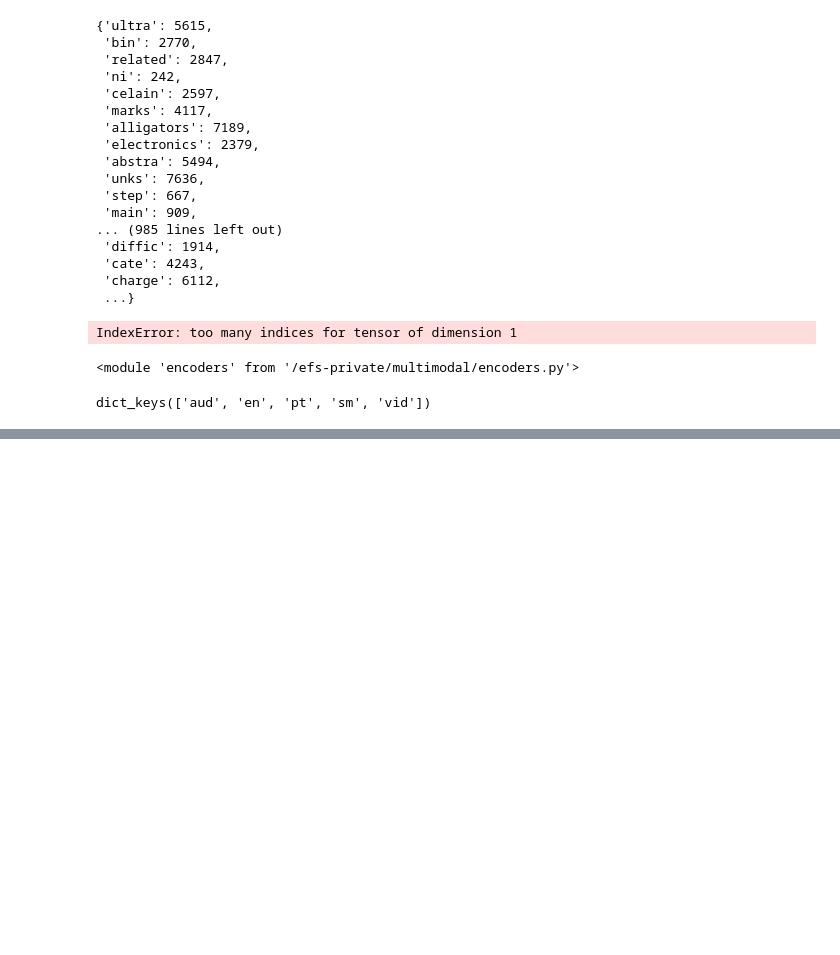
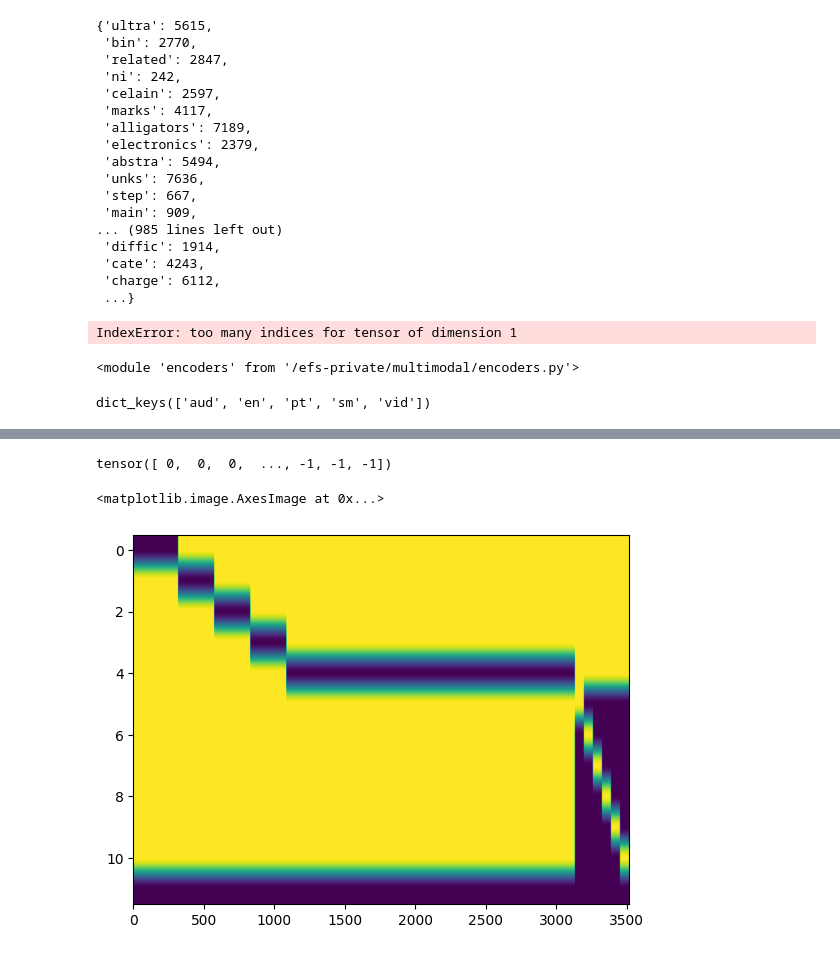
Before and after one commit to josiahbjorgaard/mca-paper, a Jupyter notebook: Notebooks/MultimodalDataloaderDev.ipynb, the cells around one changed output, grey strips where cells are left out. Drawn from its saved outputs; the diff is of its cells as text; code cells hidden in the pictures; blank space fills up the shorter version.

```diff
--- a/Notebooks/MultimodalDataloaderDev.ipynb
+++ b/Notebooks/MultimodalDataloaderDev.ipynb
@@ -211,0 +201,25 @@ for i in range(8):
+# %%
+def create_mfdoom_pooling_mask(token_types,
+                               return_token_types_tensor,
+                               pool_mask):
+    print(token_types)
+    unique_tokens = torch.unique(token_types)
+    assert doom.num_fusion_tokens % len(unique_tokens) == 0
+    nsubtok = int(doom.num_fusion_tokens / len(unique_tokens))
+    # MFDOOM pooling mask
+    fusion_blocks = [torch.ones((1, nsubtok))
+                     for _ in range(len(unique_tokens))]
+    mfdoom_pool_mask = torch.block_diag(*fusion_blocks)
+    #return mfdoom_pool_mask
+    select_mask = (return_token_types_tensor == doom.fusion_token).unsqueeze(1) * \
+                  (token_types == doom.fusion_token).unsqueeze(0)
+    #return select_mask
+    pool_mask[select_mask] = mfdoom_pool_mask.to(torch.bool).flatten()
+    return pool_mask
+# %%
+doom_pool_mask = create_mfdoom_pooling_mask(doom.token_types, doom.return_token_types_tensor, doom.pool_mask)
+plt.imshow(doom_pool_mask, aspect="auto")
+# %% [output]
+tensor([ 0,  0,  0,  ..., -1, -1, -1])
+<matplotlib.image.AxesImage at 0x...>
+[figure, added]
```
Also changed, not shown: parts of 46 cells of this notebook, 1 other file.
